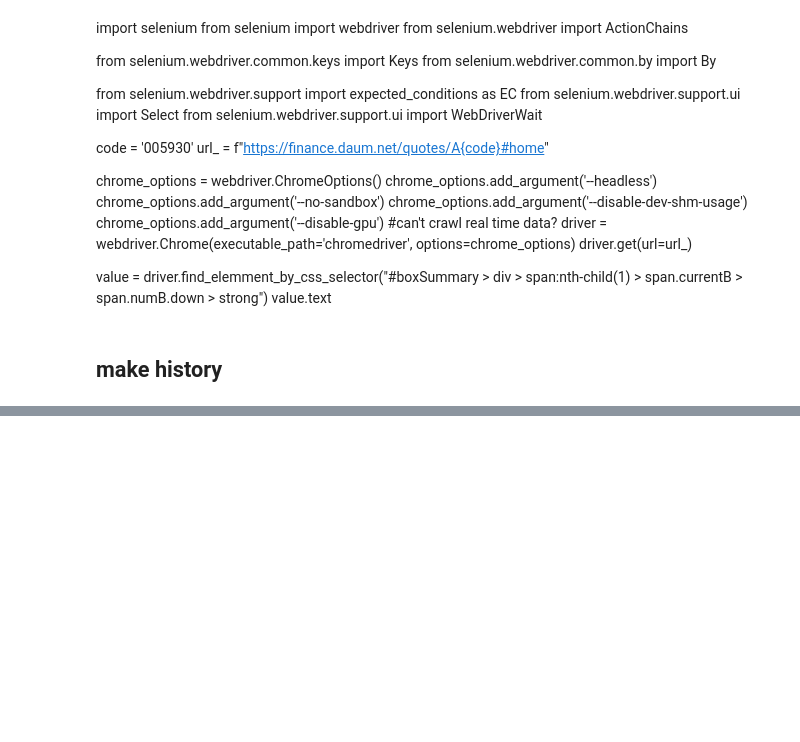
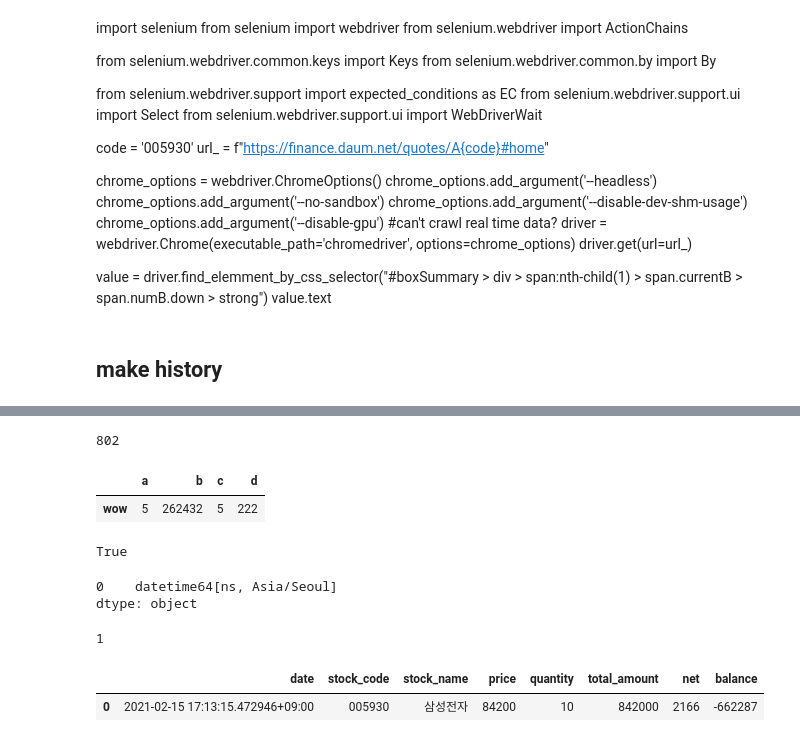
Before and after one commit to Young-in/Stock-Trading-Bot, a Jupyter notebook: notebook/trade_history.ipynb, the cells around one changed output, grey strips where cells are left out. Saved outputs shown, nothing was run; the diff lists cells and outputs as text; code cells hidden in the pictures; blank space fills up the shorter version.

```diff
--- a/notebook/trade_history.ipynb
+++ b/notebook/trade_history.ipynb
@@ -464,0 +340,18 @@ class virtualTrade:
+# %%
+def getNet(trade_type, price, tax = 0.003):
+    fee_data = getRecentFeeData()
+    net = 0
+    price = abs(price)
+
+    min_df = fee_data[fee_data["min"] <= price]
+    max_df = fee_data[fee_data["max"] > price]
+    inner_row = pd.concat([min_df,max_df],axis=1,join="inner").T.drop_duplicates()
+    fee_expression = inner_row.loc["expression",inner_row.columns[0]]
+    net += int(eval(str(price)+fee_expression))
+    if not trade_type:
+        net += int(price * tax)
+    return net
+
+getNet(False,100500)
+# %% [output]
+802
@@ -464,0 +363,53 @@ class virtualTrade:
+# %%
+new_stock_data = pd.DataFrame([[5,"262432",5,222]],columns=list("abcd"),index=["wow"])
+#stock_data = pd.concat([stock_data,new_stock_data])
+new_stock_data
+# %% [output]
+|  | a | b | c | d |
+| wow | 5 | 262432 | 5 | 222 |
+# %%
+stock_data = pd.concat([stock_data,new_stock_data])
+#stock_data
+# %%
+now_local = getLocalTime()
+balance = 200231
+c = ["date","stock_code","stock_name","price","quantity","total_amount","balance"]
+d = [now_local,np.nan,np.nan,np.nan,np.nan,np.nan,balance]
+
+temp = pd.DataFrame([d],columns=c)
+temp.loc[temp.index[0],"stock_code":"total_amount"].isnull().all()
+# %% [output]
+True
+# %%
+date = datetime.datetime.today().date()
+open_time = datetime.datetime.combine(date,datetime.datetime(2021,1,1,0,0).time(),
+                                         tzinfo=pytz.timezone("Asia/Seoul"))
+close_time = datetime.datetime.combine(date,datetime.datetime(2021,1,1,6,30).time(),
+                                         tzinfo=pytz.timezone("Asia/Seoul"))
+pd.DataFrame([[getLocalTime()]]).dtypes
+# %% [output]
+0    datetime64[ns, Asia/Seoul]
+dtype: object
+# %%
+temp1 = pd.DataFrame([[getLocalTime(),"005930","삼성전자",79000,10,790000,444444]],
+                    columns=["date","stock_code","stock_name",
+                             "price","quantity","total_amount","balance"]).astype({
+                                                "stock_code":"object",
+                "stock_name":"object",
+                "price":"int64",
+                "quantity":"int64",
+                "total_amount":"int64",
+                "balance":"int64"})
+
+temp2 = pd.DataFrame([[getLocalTime(),"005922","한화",790,4,3160,444444]],
+                    columns=["date","stock_code","stock_name",
+                             "price","quantity","total_amount","balance"]).astype({
+                                                "stock_code":"object",
+                "stock_name":"object",
+                "price":"int64",
+                "quantity":"int64",
+                "total_amount":"int64",
+                "balance":"int64"})
+temp1.shape[0]
+# %% [output]
+1
@@ -464,0 +670,8 @@ class virtualTrade:
+# %%
+h = History(77)
+# %%
+w = h.tradeStock(True , "005930",10)
+w
+# %% [output]
+|  | date | stock_code | stock_name | price | quantity | total_amount | net | balance |
+| 0 | 2021-02-15 17:13:15.472946+09:00 | 005930 | 삼성전자 | 84200 | 10 | 842000 | 2166 | -662287 |
```
Also changed, not shown: parts of 28 cells of this notebook, 5 other files.
